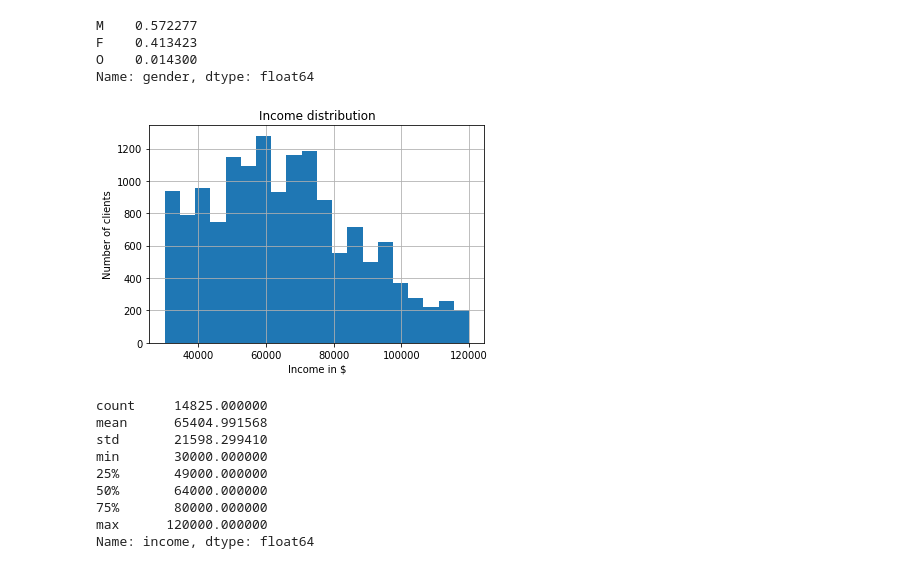
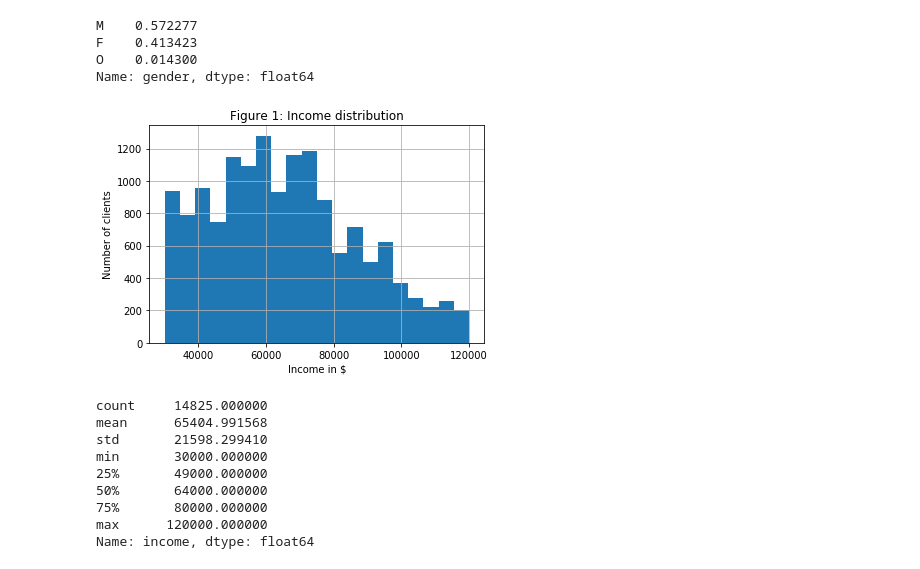
Before and after one commit to gderivas/DS_Nanodegree_Capstone, a Jupyter notebook: Starbucks_Capstone_notebook.ipynb, the cells around one changed output. Saved outputs shown, nothing was run; the diff lists cells and outputs as text; code cells hidden in the pictures.

```diff
--- a/Starbucks_Capstone_notebook.ipynb
+++ b/Starbucks_Capstone_notebook.ipynb
@@ -439,11 +439,11 @@ O    0.014300
 Name: gender, dtype: float64
 # %%
 profile.income.hist(bins=20)
-plt.title('Income distribution')
+plt.title('Figure 1: Income distribution')
 plt.xlabel('Income in $')
 plt.ylabel('Number of clients');
 # %% [output]
-[figure, old version]
+[figure, new version]
 # %%
 profile.income.describe()
 # %% [output]
```
Also changed, not shown: parts of 11 cells of this notebook.
